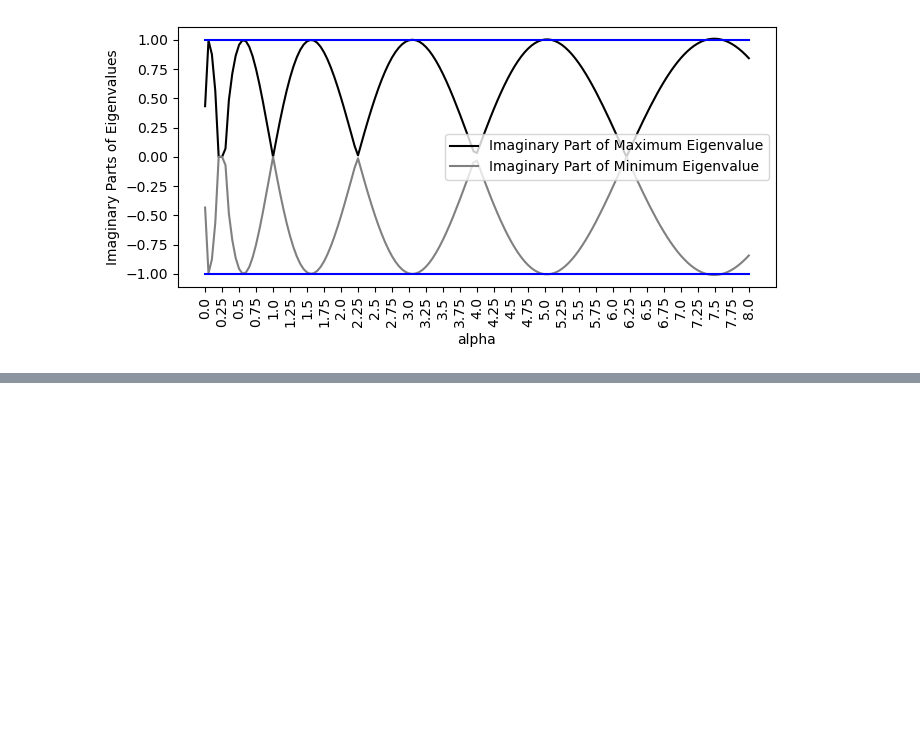
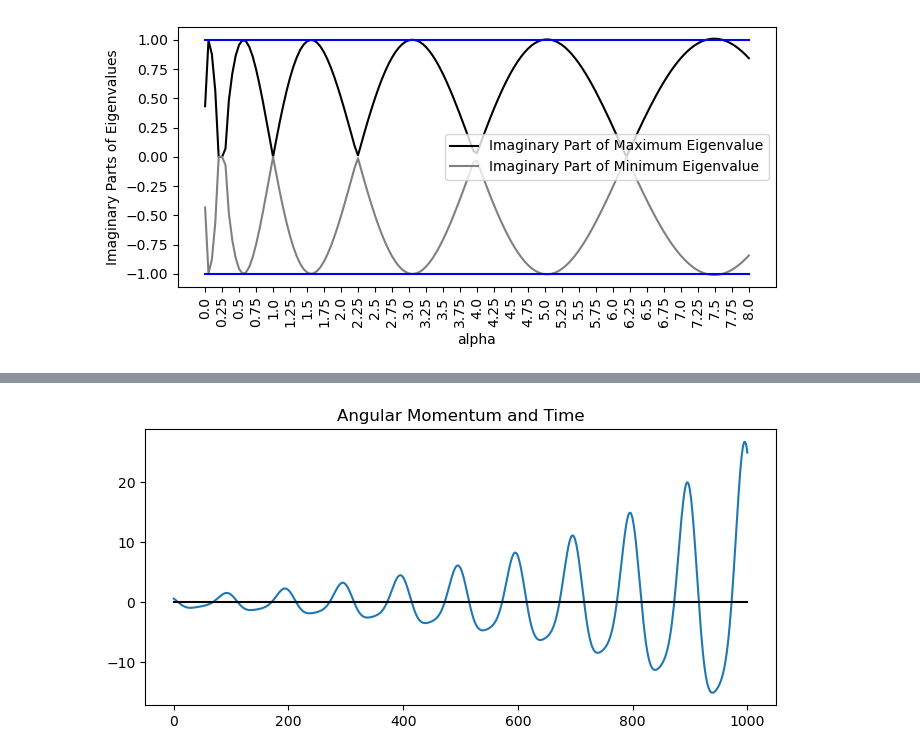
Before and after one commit to andreaspzeniou/Differential-equations, a Jupyter notebook: Dynamical-Systems-PSET-1.ipynb, the cells around one changed output, grey strips where cells are left out. Saved outputs shown, nothing was run; the diff lists cells and outputs as text; code cells hidden in the pictures; blank space fills up the shorter version.

```diff
--- a/Dynamical-Systems-PSET-1.ipynb
+++ b/Dynamical-Systems-PSET-1.ipynb
@@ -151,0 +195,11 @@ plt.show()
+# %%
+om_path = []
+for i in range(len(A2)):
+    om_path.append(A2[i][0])
+
+plt.plot(om_path)
+plt.plot([0 for i in range(len(om_path))], color = "black")
+plt.title("Angular Momentum and Time")
+plt.show()
+# %% [output]
+[figure, added]
```
Also changed, not shown: parts of 23 cells of this notebook, 4 other files.
